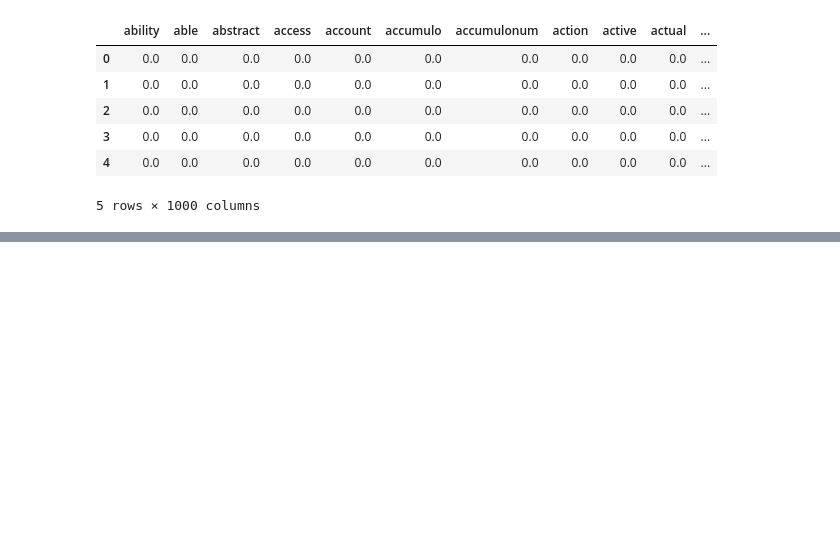
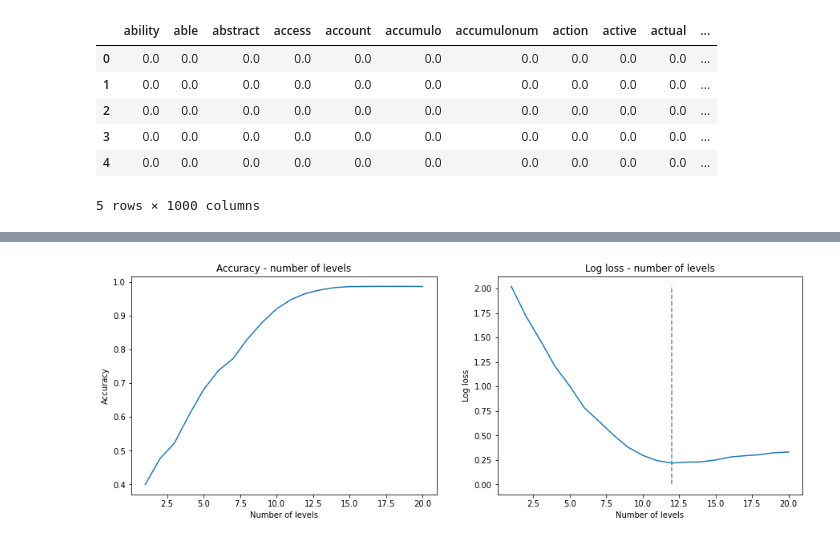
Before and after one commit to margaritageleta/vesper-tech-debt, a Jupyter notebook: notebooks/models.ipynb, the cells around one changed output, grey strips where cells are left out. Drawn from its saved outputs; the diff is of its cells as text; code cells hidden in the pictures; blank space fills up the shorter version.

```diff
--- a/notebooks/models.ipynb
+++ b/notebooks/models.ipynb
@@ -252,0 +305,16 @@ ValueError: y_true and y_pred contain different number of classes 20, 22. Please
+# %%
+fig, ax = plt.subplots(1, 2, figsize = (15,5))
+ax[0].plot(range(1, maxk + 1),resultados_train_acc[:-1])
+ax[0].set_xlabel('Number of levels')
+ax[0].set_title('Accuracy - number of levels')
+ax[0].set_ylabel('Accuracy')
+ax[1].plot(range(1, maxk + 1),resultados_train_loss[:-1])
+ax[1].set_title('Log loss - number of levels')
+ax[1].set_xlabel('Number of levels')
+ax[1].set_ylabel('Log loss')
+ax[1].vlines(np.argmin(resultados_train_loss[:-1]) + 1, 0,
+          np.max(resultados_train_loss[:-1]),
+          color = 'gray', linestyle = 'dashed')
+plt.show()
+# %% [output]
+[figure, added]
```
Also changed, not shown: parts of 35 cells of this notebook.
